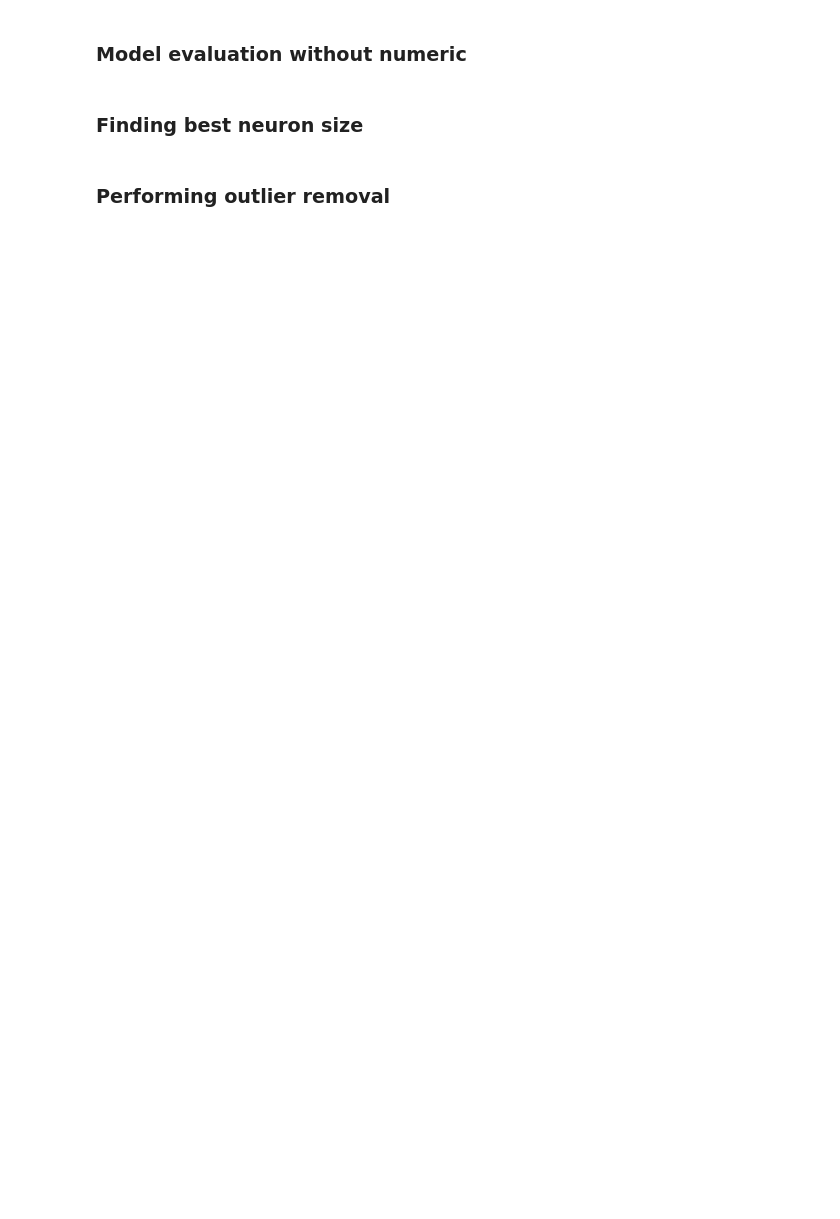
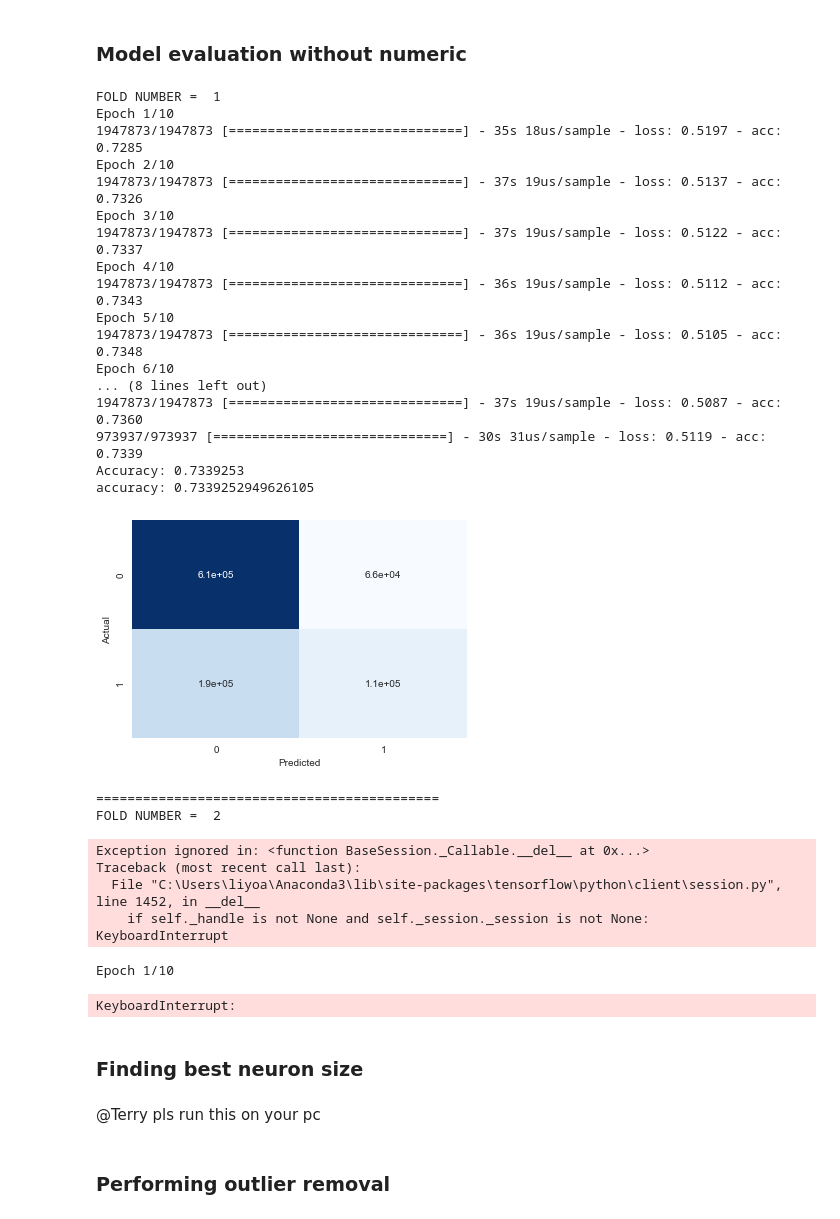
Before and after one commit to Abhilash240800/FinalProject_USAccidents, a Jupyter notebook: Jupyter Notebooks/NeuralNet_v2.ipynb, the cells around one changed output. Saved outputs shown, nothing was run; the diff lists cells and outputs as text; code cells hidden in the pictures; blank space fills up the shorter version.

```diff
--- a/Jupyter Notebooks/NeuralNet_v2.ipynb
+++ b/Jupyter Notebooks/NeuralNet_v2.ipynb
@@ -372,16 +407,45 @@ Average Accuracy:  0.7413165
 ### Model evaluation without numeric
 # %%
 data = feather.read_dataframe("{}_v2.feather".format(FILENAME))
-data['Grouped_Severity'] = np.where(data['Severity']<=2, 0, 1)
-labels = data['Grouped_Severity']
-X = data.drop(['Severity',"Grouped_Severity"], axis=1)
+y = data['Grouped_Severity']
+X = data.drop(["Grouped_Severity"], axis=1)
 
-accuracies = Neural_Network(X,labels,50,10,3)
+accuracies = Neural_Network(X,y,90,10,3)
 for i in range(1,4):
     print("Fold ",i," Accuracy: ",accuracies[i])
 print("Average Accuracy: ",np.mean(accuracies))
+# %% [output]
+FOLD NUMBER =  1
+Epoch 1/10
+1947873/1947873 [==============================] - 35s 18us/sample - loss: 0.5197 - acc: 0.7285
+Epoch 2/10
+1947873/1947873 [==============================] - 37s 19us/sample - loss: 0.5137 - acc: 0.7326
+Epoch 3/10
+1947873/1947873 [==============================] - 37s 19us/sample - loss: 0.5122 - acc: 0.7337
+Epoch 4/10
+1947873/1947873 [==============================] - 36s 19us/sample - loss: 0.5112 - acc: 0.7343
+Epoch 5/10
+1947873/1947873 [==============================] - 36s 19us/sample - loss: 0.5105 - acc: 0.7348
+Epoch 6/10
+... (8 lines left out)
+1947873/1947873 [==============================] - 37s 19us/sample - loss: 0.5087 - acc: 0.7360
+973937/973937 [==============================] - 30s 31us/sample - loss: 0.5119 - acc: 0.7339
+Accuracy: 0.7339253
+accuracy: 0.7339252949626105
+[figure, added]
+============================================
+FOLD NUMBER =  2
+Exception ignored in: <function BaseSession._Callable.__del__ at 0x...>
+Traceback (most recent call last):
+  File "C:\Users\liyoa\Anaconda3\lib\site-packages\tensorflow\python\client\session.py", line 1452, in __del__
+    if self._handle is not None and self._session._session is not None:
+KeyboardInterrupt
+Epoch 1/10
+KeyboardInterrupt:
 # %% [markdown]
 ### Finding best neuron size
+# %% [markdown]
+@Terry pls run this on your pc
 # %%
 data = feather.read_dataframe("{}_numeric_v2.feather".format(FILENAME))
 
```
Also changed, not shown: parts of 33 cells of this notebook.
